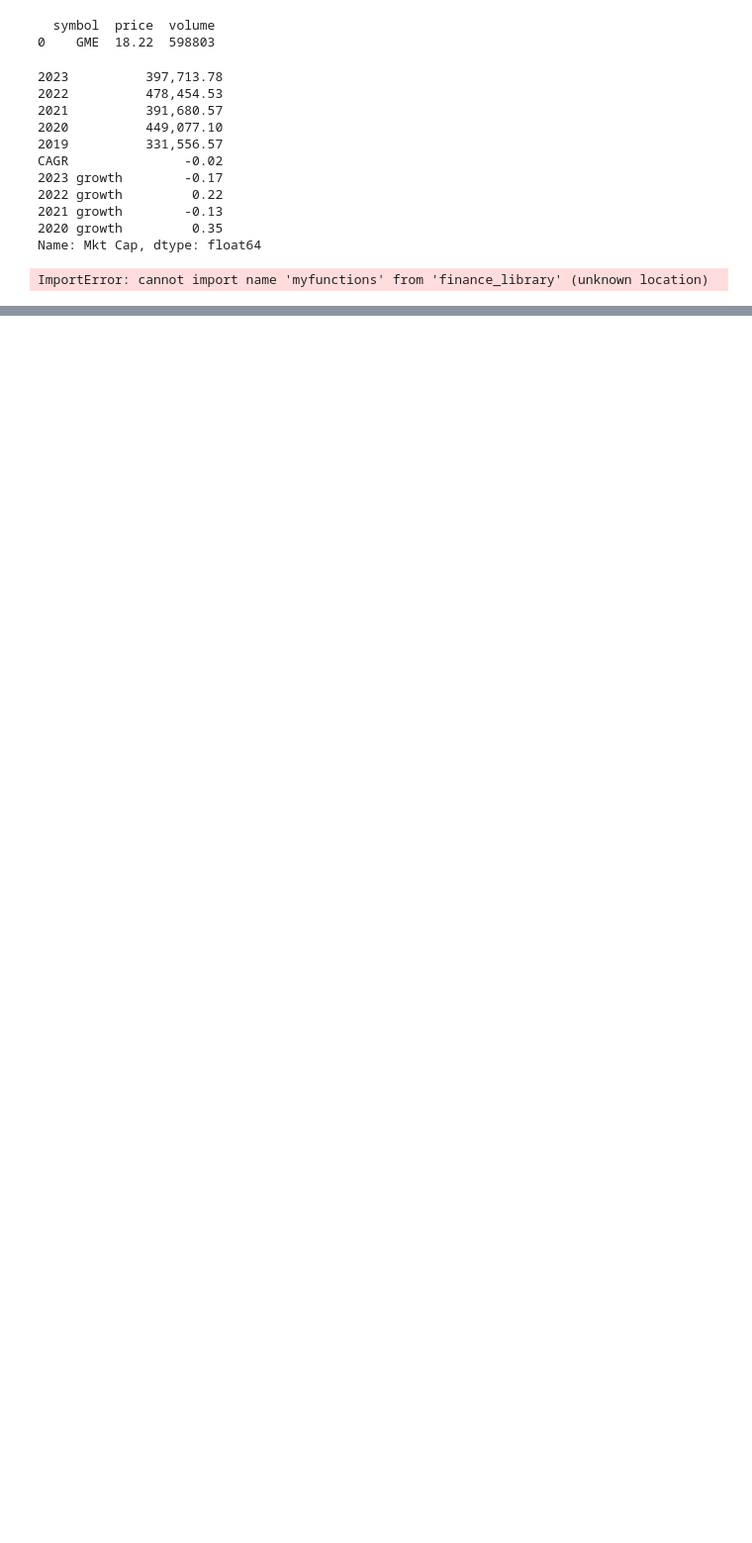
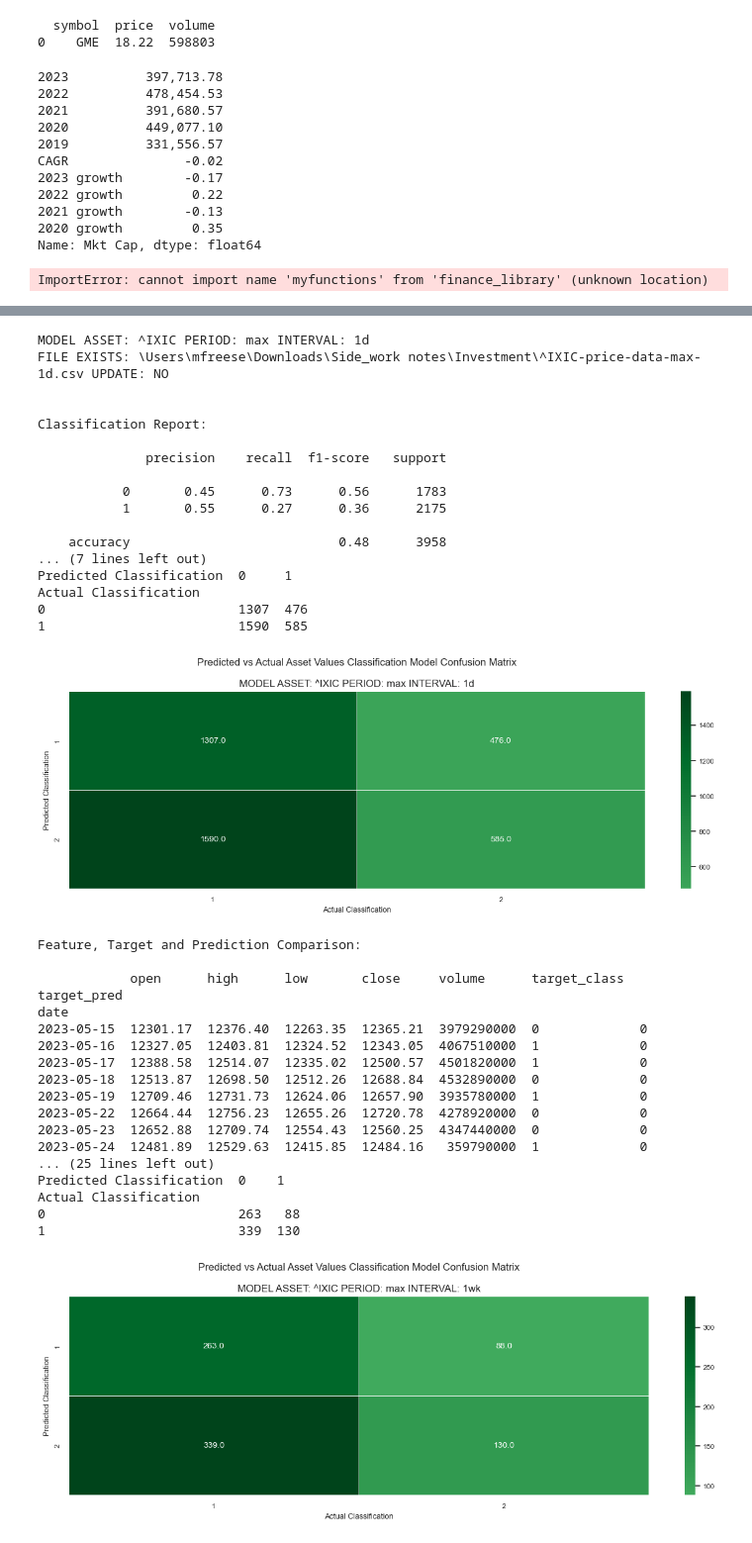
Before and after one commit to mauricefreese/Investment, a Jupyter notebook: dash.ipynb, the cells around one changed output, grey strips where cells are left out. Shown at 99% size. Drawn from its saved outputs; the diff is of its cells as text; code cells hidden in the pictures; blank space fills up the shorter version.

```diff
--- a/dash.ipynb
+++ b/dash.ipynb
@@ -524,0 +1428,39 @@ ImportError: cannot import name 'myfunctions' from 'finance_library' (unknown lo
+# %%
+AssetData(str_co_ticker_1).run_class_model()
+# %% [output]
+MODEL ASSET: ^IXIC PERIOD: max INTERVAL: 1d
+FILE EXISTS: \Users\mfreese\Downloads\Side_work notes\Investment\^IXIC-price-data-max-1d.csv UPDATE: NO
+
+
+Classification Report:
+
+              precision    recall  f1-score   support
+
+           0       0.45      0.73      0.56      1783
+           1       0.55      0.27      0.36      2175
+
+    accuracy                           0.48      3958
+... (7 lines left out)
+Predicted Classification  0     1
+Actual Classification
+0                         1307  476
+1                         1590  585
+[figure, added]
+Feature, Target and Prediction Comparison:
+
+            open      high      low       close     volume      target_class  target_pred
+date
+2023-05-15  12301.17  12376.40  12263.35  12365.21  3979290000  0             0
+2023-05-16  12327.05  12403.81  12324.52  12343.05  4067510000  1             0
+2023-05-17  12388.58  12514.07  12335.02  12500.57  4501820000  1             0
+2023-05-18  12513.87  12698.50  12512.26  12688.84  4532890000  0             0
+2023-05-19  12709.46  12731.73  12624.06  12657.90  3935780000  1             0
+2023-05-22  12664.44  12756.23  12655.26  12720.78  4278920000  0             0
+2023-05-23  12652.88  12709.74  12554.43  12560.25  4347440000  0             0
+2023-05-24  12481.89  12529.63  12415.85  12484.16   359790000  1             0
+... (25 lines left out)
+Predicted Classification  0    1
+Actual Classification
+0                         263   88
+1                         339  130
+[figure, added]
```
Also changed, not shown: parts of 62 cells of this notebook, 13 other files.
